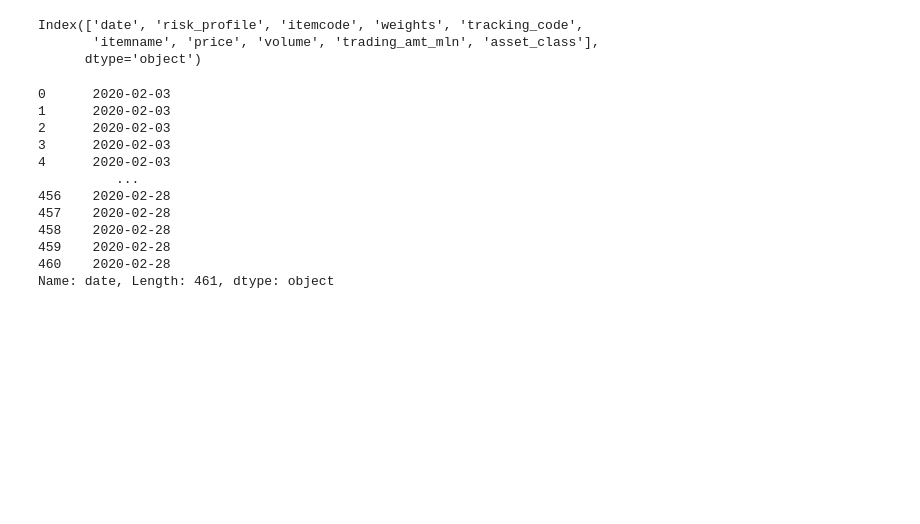
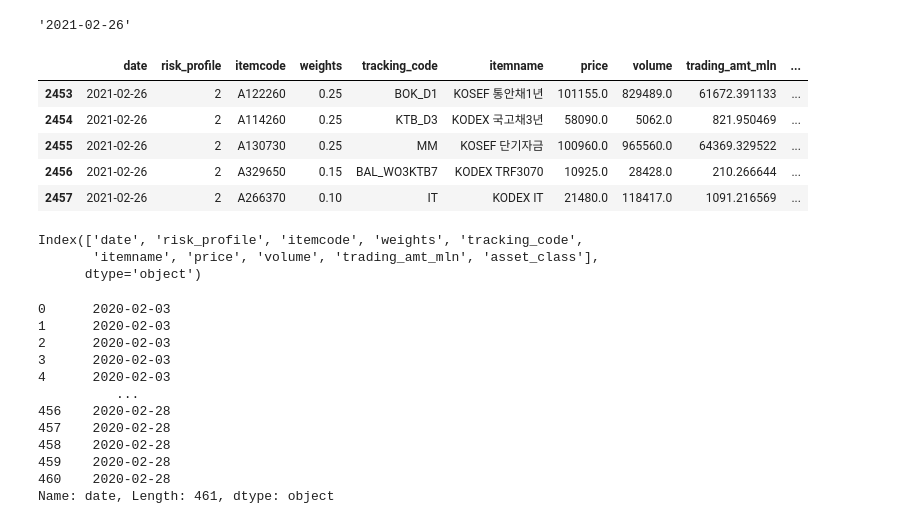
Before and after one commit to my2582/kisra, a Jupyter notebook: Untitled.ipynb, the cells around one changed output. Drawn from its saved outputs; the diff is of its cells as text; code cells hidden in the pictures; blank space fills up the shorter version.

```diff
--- a/Untitled.ipynb
+++ b/Untitled.ipynb
@@ -2,6 +2,22 @@
 import pandas as pd
 # %%
 advised_pf = pd.read_pickle('./data/processed/advised_portfolios.pkl')
+# %%
+current_date = '2021-2-26'
+current_date = datetime.strptime(current_date, '%Y-%m-%d').strftime('%Y-%m-%d')
+# %%
+current_date
+# %% [output]
+'2021-02-26'
+# %%
+advised_pf.loc[(advised_pf.date==current_date) & (advised_pf.risk_profile==2), :]
+# %% [output]
+|  | date | risk_profile | itemcode | weights | tracking_code | itemname | price | volume | trading_amt_mln | ... |
+| 2453 | 2021-02-26 | 2 | A122260 | 0.25 | BOK_D1 | KOSEF 통안채1년 | 101155.0 | 829489.0 | 61672.391133 | ... |
+| 2454 | 2021-02-26 | 2 | A114260 | 0.25 | KTB_D3 | KODEX 국고채3년 | 58090.0 | 5062.0 | 821.950469 | ... |
+| 2455 | 2021-02-26 | 2 | A130730 | 0.25 | MM | KOSEF 단기자금 | 100960.0 | 965560.0 | 64369.329522 | ... |
+| 2456 | 2021-02-26 | 2 | A329650 | 0.15 | BAL_WO3KTB7 | KODEX TRF3070 | 10925.0 | 28428.0 | 210.266644 | ... |
+| 2457 | 2021-02-26 | 2 | A266370 | 0.10 | IT | KODEX IT | 21480.0 | 118417.0 | 1091.216569 | ... |
 # %%
 print(advised_pf.columns)
 # %% [output]
```
Also changed, not shown: 1 other file.
